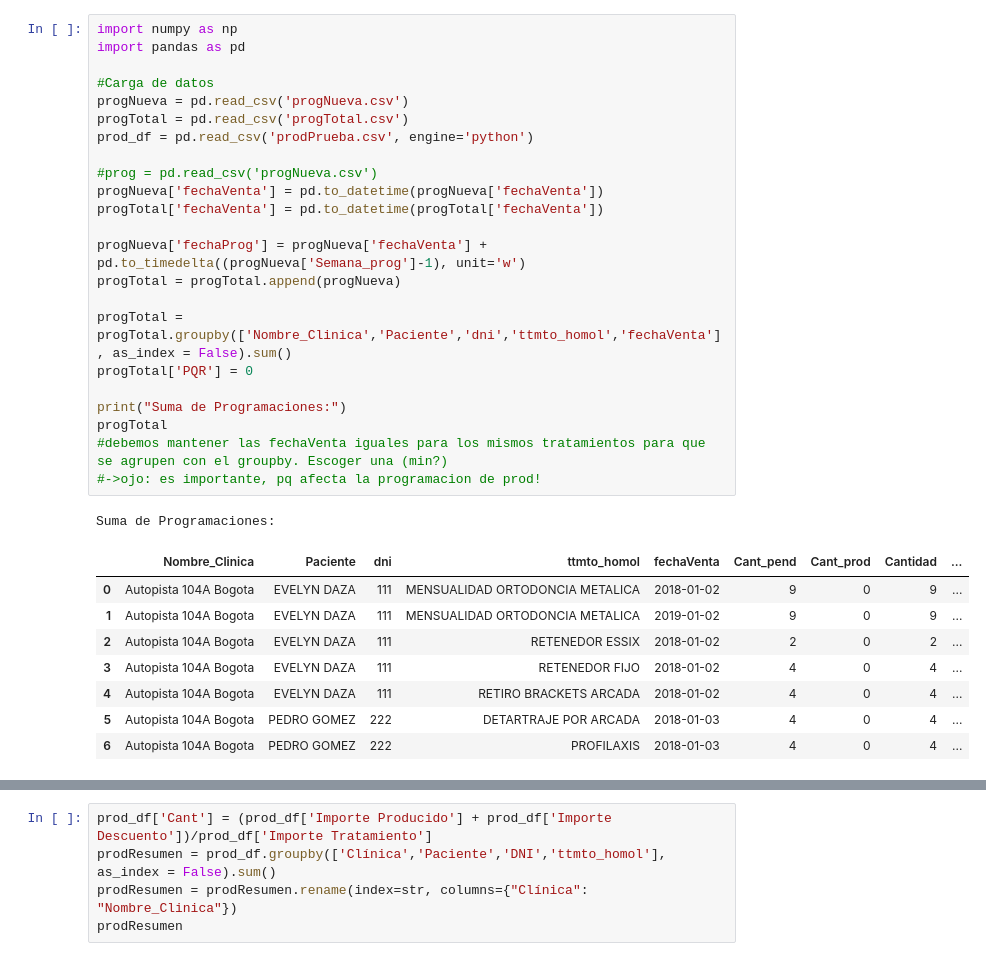
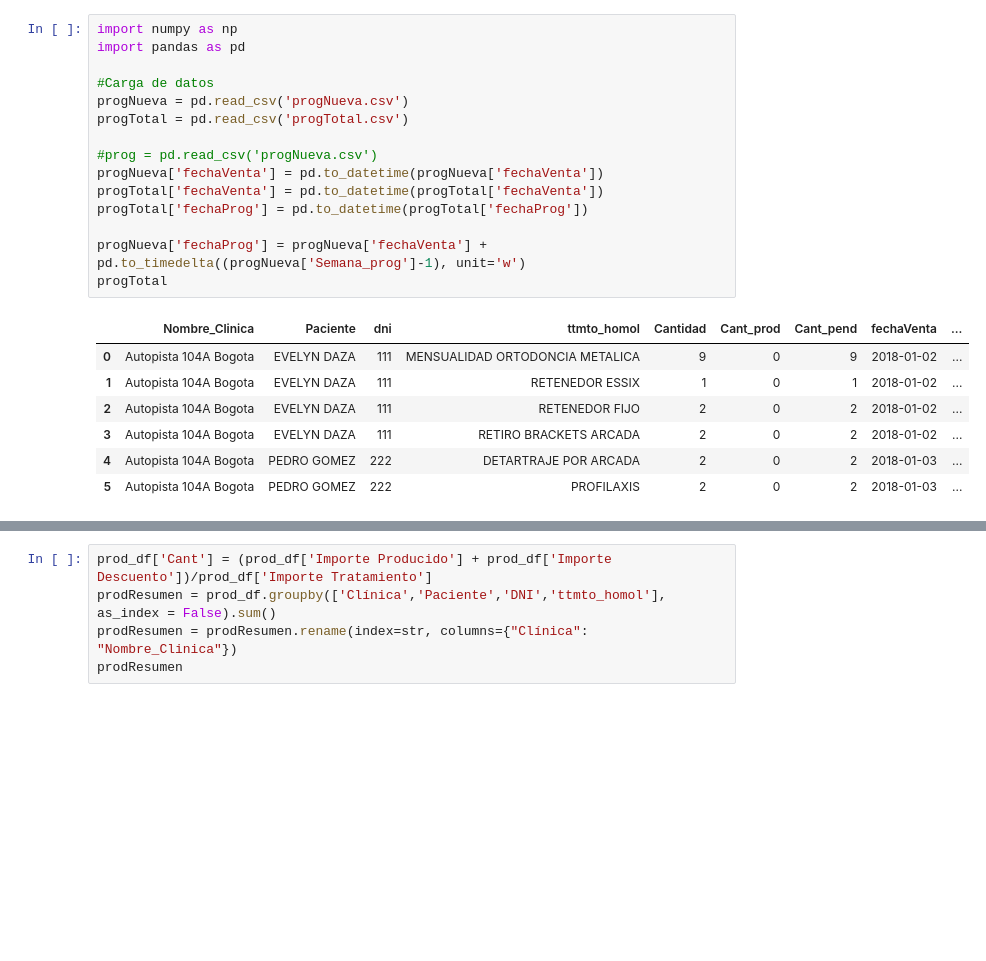
Before and after one commit to davidarango82/intro-data-sci-python, a Jupyter notebook: ConcatProg.ipynb, the cells around one changed output, grey strips where cells are left out. Saved outputs shown, nothing was run; the diff lists cells and outputs as text; blank space fills up the shorter version.

```diff
--- a/ActualizacionProg.ipynb
+++ b/ConcatProg.ipynb
@@ -1,33 +1,23 @@
 # %%
 import numpy as np
 import pandas as pd
 
 #Carga de datos
 progNueva = pd.read_csv('progNueva.csv')
 progTotal = pd.read_csv('progTotal.csv')
-prod_df = pd.read_csv('prodPrueba.csv', engine='python')
 
 #prog = pd.read_csv('progNueva.csv')
 progNueva['fechaVenta'] = pd.to_datetime(progNueva['fechaVenta'])
 progTotal['fechaVenta'] = pd.to_datetime(progTotal['fechaVenta'])
+progTotal['fechaProg'] = pd.to_datetime(progTotal['fechaProg'])
 
 progNueva['fechaProg'] = progNueva['fechaVenta'] + pd.to_timedelta((progNueva['Semana_prog']-1), unit='w')
-progTotal = progTotal.append(progNueva)
-
-progTotal = progTotal.groupby(['Nombre_Clinica','Paciente','dni','ttmto_homol','fechaVenta'], as_index = False).sum()
-progTotal['PQR'] = 0
-
-print("Suma de Programaciones:")
 progTotal
-#debemos mantener las fechaVenta iguales para los mismos tratamientos para que se agrupen con el groupby. Escoger una (min?)
-#->ojo: es importante, pq afecta la programacion de prod!
 # %% [output]
-Suma de Programaciones:
-|  | Nombre_Clinica | Paciente | dni | ttmto_homol | fechaVenta | Cant_pend | Cant_prod | Cantidad | ... |
-| 0 | Autopista 104A Bogota | EVELYN DAZA | 111 | MENSUALIDAD ORTODONCIA METALICA | 2018-01-02 | 9 | 0 | 9 | ... |
-| 1 | Autopista 104A Bogota | EVELYN DAZA | 111 | MENSUALIDAD ORTODONCIA METALICA | 2019-01-02 | 9 | 0 | 9 | ... |
-| 2 | Autopista 104A Bogota | EVELYN DAZA | 111 | RETENEDOR ESSIX | 2018-01-02 | 2 | 0 | 2 | ... |
-| 3 | Autopista 104A Bogota | EVELYN DAZA | 111 | RETENEDOR FIJO | 2018-01-02 | 4 | 0 | 4 | ... |
-| 4 | Autopista 104A Bogota | EVELYN DAZA | 111 | RETIRO BRACKETS ARCADA | 2018-01-02 | 4 | 0 | 4 | ... |
-| 5 | Autopista 104A Bogota | PEDRO GOMEZ | 222 | DETARTRAJE POR ARCADA | 2018-01-03 | 4 | 0 | 4 | ... |
-| 6 | Autopista 104A Bogota | PEDRO GOMEZ | 222 | PROFILAXIS | 2018-01-03 | 4 | 0 | 4 | ... |
+|  | Nombre_Clinica | Paciente | dni | ttmto_homol | Cantidad | Cant_prod | Cant_pend | fechaVenta | ... |
+| 0 | Autopista 104A Bogota | EVELYN DAZA | 111 | MENSUALIDAD ORTODONCIA METALICA | 9 | 0 | 9 | 2018-01-02 | ... |
+| 1 | Autopista 104A Bogota | EVELYN DAZA | 111 | RETENEDOR ESSIX | 1 | 0 | 1 | 2018-01-02 | ... |
+| 2 | Autopista 104A Bogota | EVELYN DAZA | 111 | RETENEDOR FIJO | 2 | 0 | 2 | 2018-01-02 | ... |
+| 3 | Autopista 104A Bogota | EVELYN DAZA | 111 | RETIRO BRACKETS ARCADA | 2 | 0 | 2 | 2018-01-02 | ... |
+| 4 | Autopista 104A Bogota | PEDRO GOMEZ | 222 | DETARTRAJE POR ARCADA | 2 | 0 | 2 | 2018-01-03 | ... |
+| 5 | Autopista 104A Bogota | PEDRO GOMEZ | 222 | PROFILAXIS | 2 | 0 | 2 | 2018-01-03 | ... |
```
Also changed, not shown: parts of 5 cells of this notebook, 4 other files.
